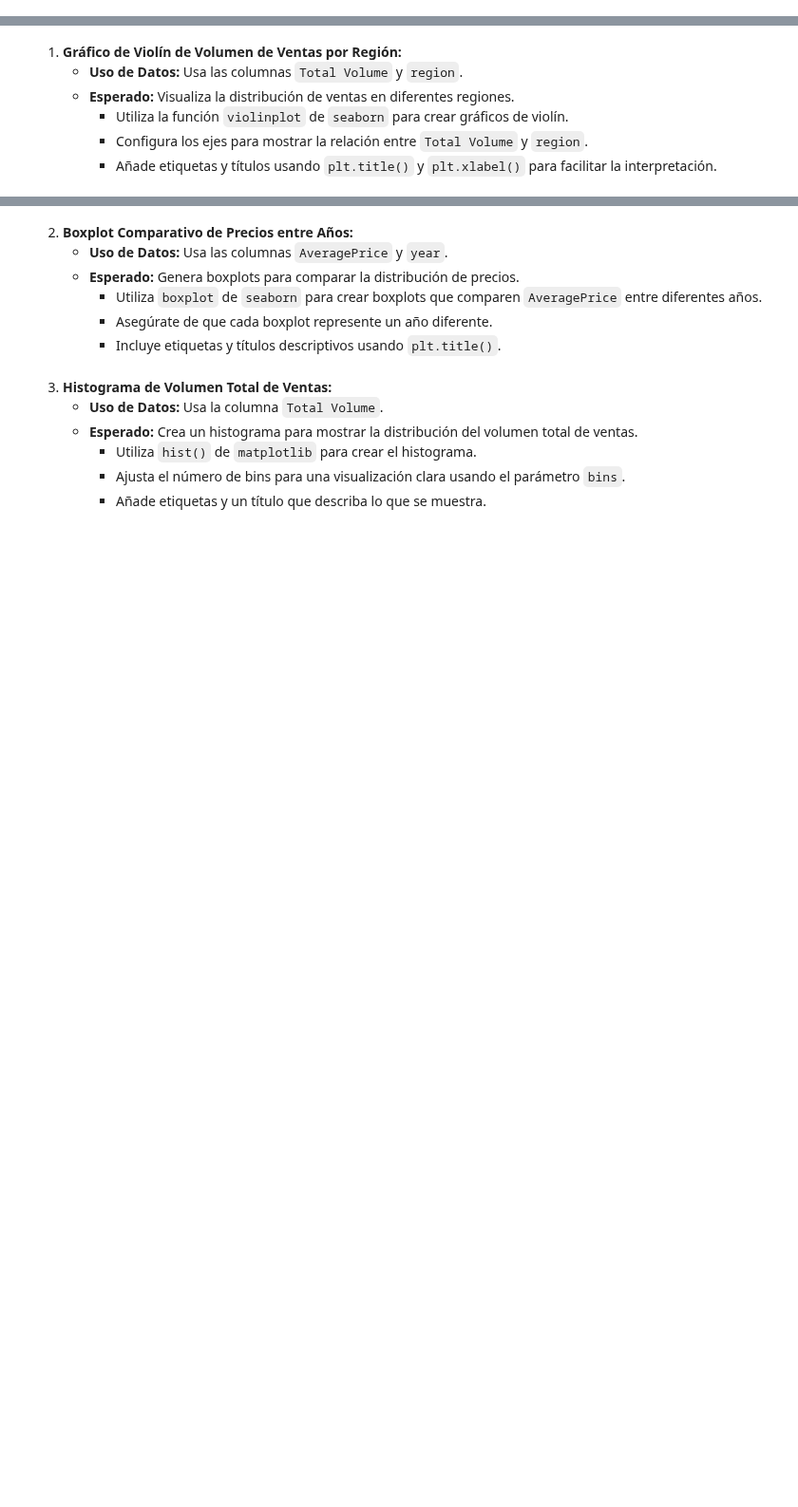
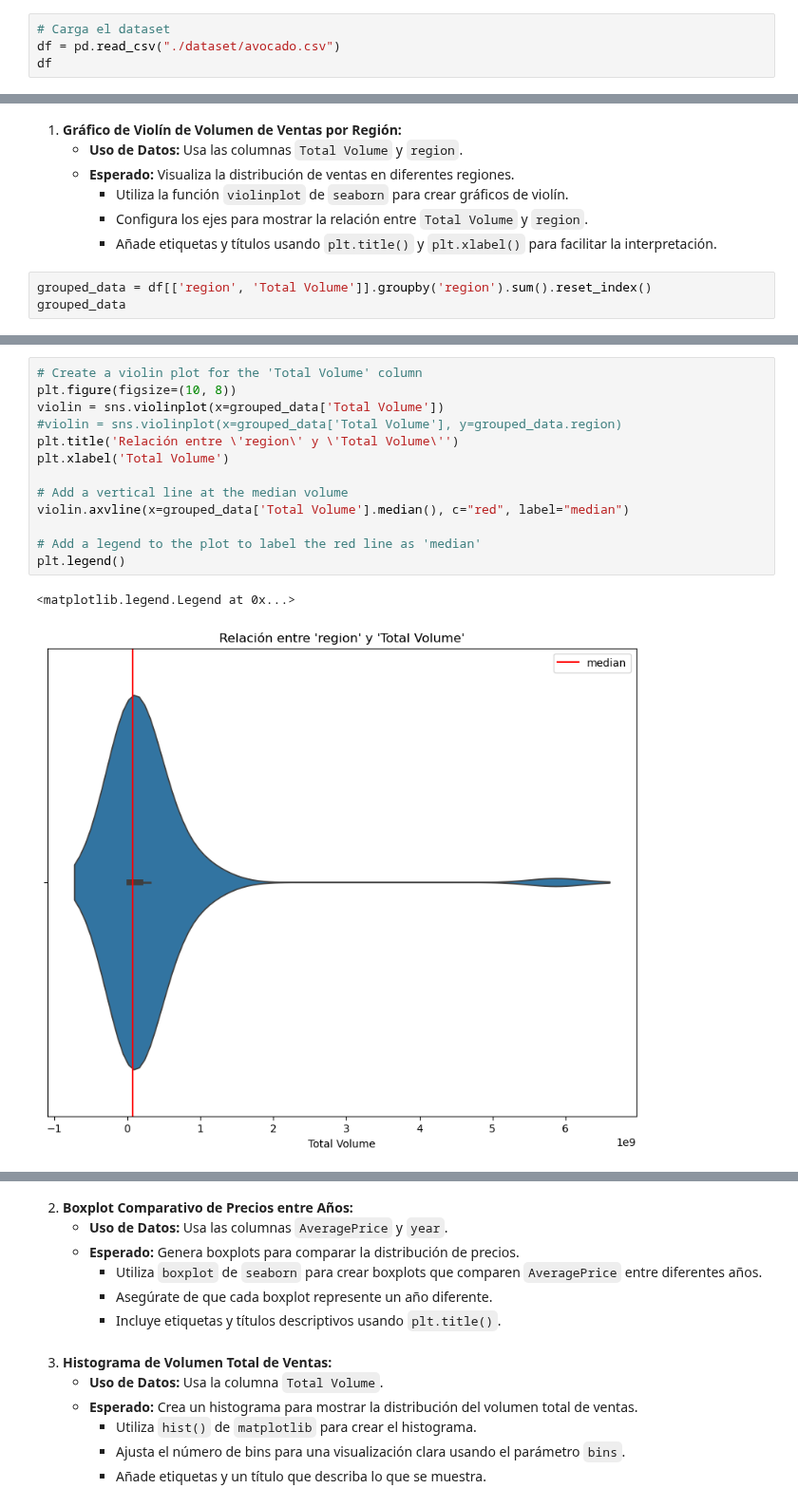
Before and after one commit to albagd77/MAGic-Avocado-TP1, a Jupyter notebook: 02_graficos_para_visualizacion.ipynb, the cells around one changed output, grey strips where cells are left out. Shown at 95% size. Drawn from its saved outputs; the diff is of its cells as text; blank space fills up the shorter version.

Commit message:
Regiones US, gracias a Gustavo!

```diff
--- a/02_graficos_para_visualizacion.ipynb
+++ b/02_graficos_para_visualizacion.ipynb
@@ -3,0 +10,4 @@
+# %%
+# Carga el dataset
+df = pd.read_csv("./dataset/avocado.csv")
+df
@@ -8,3 +67,6 @@
      - Utiliza la función `violinplot` de `seaborn` para crear gráficos de violín.
      - Configura los ejes para mostrar la relación entre `Total Volume` y `region`.
      - Añade etiquetas y títulos usando `plt.title()` y `plt.xlabel()` para facilitar la interpretación.
+# %%
+grouped_data = df[['region', 'Total Volume']].groupby('region').sum().reset_index()
+grouped_data
@@ -10,0 +91,16 @@
+# %%
+# Create a violin plot for the 'Total Volume' column
+plt.figure(figsize=(10, 8))
+violin = sns.violinplot(x=grouped_data['Total Volume'])
+#violin = sns.violinplot(x=grouped_data['Total Volume'], y=grouped_data.region)
+plt.title('Relación entre \'region\' y \'Total Volume\'')
+plt.xlabel('Total Volume')
+
+# Add a vertical line at the median volume
+violin.axvline(x=grouped_data['Total Volume'].median(), c="red", label="median")
+
+# Add a legend to the plot to label the red line as 'median'
+plt.legend()
+# %% [output]
+<matplotlib.legend.Legend at 0x...>
+[figure, added]
```
Also changed, not shown: parts of 7 cells of this notebook, 5 other files.
